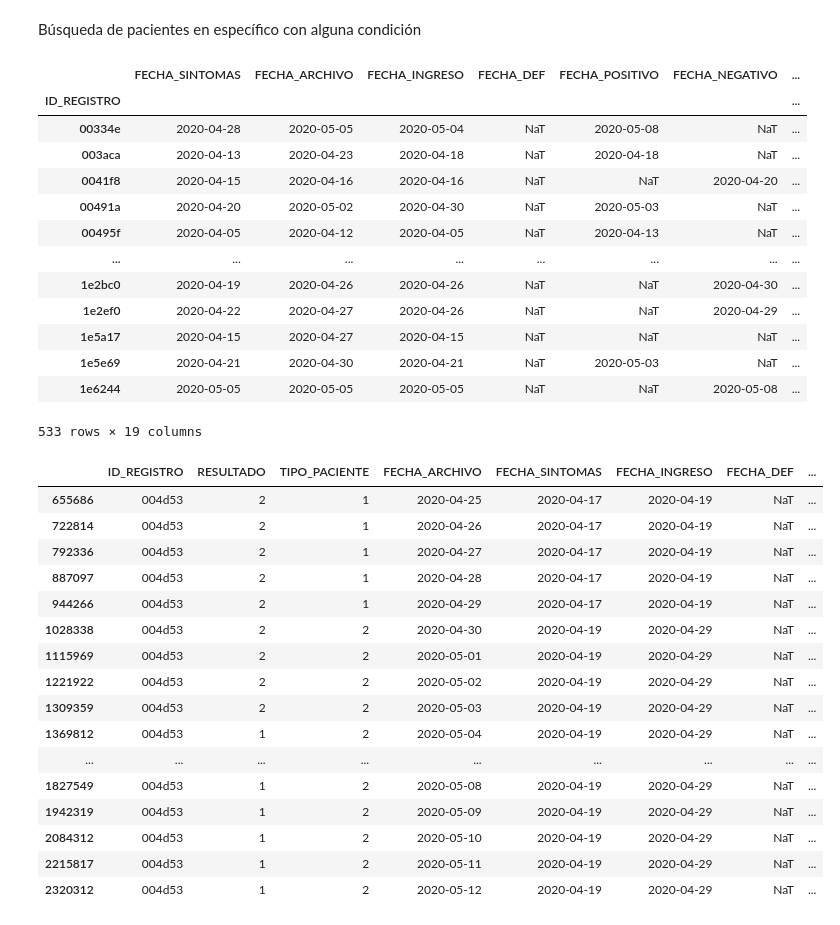
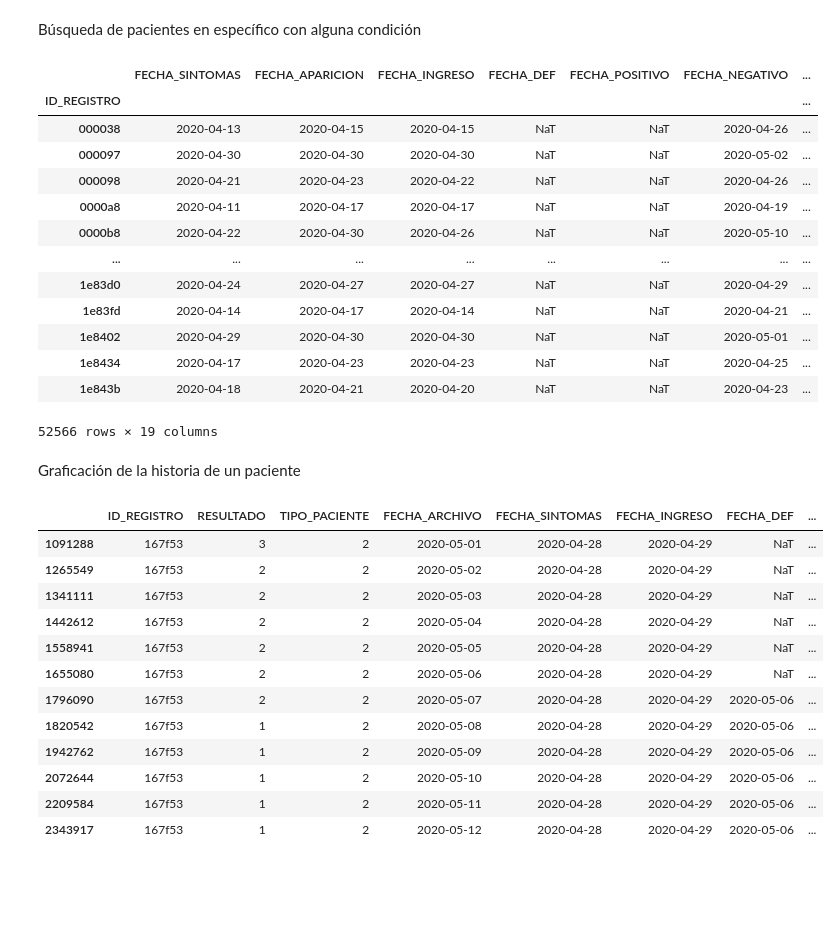
Before and after one commit to irvingfisica/covid_plots, a Jupyter notebook: historias.ipynb, the cells around one changed output. Cells and saved outputs as stored; diff of their text form; code cells hidden in the pictures; blank space fills up the shorter version.

```diff
--- a/historias.ipynb
+++ b/historias.ipynb
@@ -139,41 +139,39 @@ pacientes.to_csv("./datos_procesados/historia_pacientes_" + fecha_file + ".csv")
 # %% [markdown]
 Búsqueda de pacientes en específico con alguna condición
 # %%
-columna = "FECHA_NO_UCI"
+columna = "FECHA_NEGATIVO"
 pacientes[(pacientes[columna].notna())&(pacientes["FECHA_INGRESO"]!=pacientes[columna])]
 # %% [output]
-|  | FECHA_SINTOMAS | FECHA_ARCHIVO | FECHA_INGRESO | FECHA_DEF | FECHA_POSITIVO | FECHA_NEGATIVO | ... |
+|  | FECHA_SINTOMAS | FECHA_APARICION | FECHA_INGRESO | FECHA_DEF | FECHA_POSITIVO | FECHA_NEGATIVO | ... |
 | ID_REGISTRO |  |  |  |  |  |  | ... |
-| 00334e | 2020-04-28 | 2020-05-05 | 2020-05-04 | NaT | 2020-05-08 | NaT | ... |
-| 003aca | 2020-04-13 | 2020-04-23 | 2020-04-18 | NaT | 2020-04-18 | NaT | ... |
-| 0041f8 | 2020-04-15 | 2020-04-16 | 2020-04-16 | NaT | NaT | 2020-04-20 | ... |
-| 00491a | 2020-04-20 | 2020-05-02 | 2020-04-30 | NaT | 2020-05-03 | NaT | ... |
-| 00495f | 2020-04-05 | 2020-04-12 | 2020-04-05 | NaT | 2020-04-13 | NaT | ... |
+| 000038 | 2020-04-13 | 2020-04-15 | 2020-04-15 | NaT | NaT | 2020-04-26 | ... |
+| 000097 | 2020-04-30 | 2020-04-30 | 2020-04-30 | NaT | NaT | 2020-05-02 | ... |
+| 000098 | 2020-04-21 | 2020-04-23 | 2020-04-22 | NaT | NaT | 2020-04-26 | ... |
+| 0000a8 | 2020-04-11 | 2020-04-17 | 2020-04-17 | NaT | NaT | 2020-04-19 | ... |
+| 0000b8 | 2020-04-22 | 2020-04-30 | 2020-04-26 | NaT | NaT | 2020-05-10 | ... |
 | ... | ... | ... | ... | ... | ... | ... | ... |
-| 1e2bc0 | 2020-04-19 | 2020-04-26 | 2020-04-26 | NaT | NaT | 2020-04-30 | ... |
-| 1e2ef0 | 2020-04-22 | 2020-04-27 | 2020-04-26 | NaT | NaT | 2020-04-29 | ... |
-| 1e5a17 | 2020-04-15 | 2020-04-27 | 2020-04-15 | NaT | NaT | NaT | ... |
-| 1e5e69 | 2020-04-21 | 2020-04-30 | 2020-04-21 | NaT | 2020-05-03 | NaT | ... |
-| 1e6244 | 2020-05-05 | 2020-05-05 | 2020-05-05 | NaT | NaT | 2020-05-08 | ... |
+| 1e83d0 | 2020-04-24 | 2020-04-27 | 2020-04-27 | NaT | NaT | 2020-04-29 | ... |
+| 1e83fd | 2020-04-14 | 2020-04-17 | 2020-04-14 | NaT | NaT | 2020-04-21 | ... |
+| 1e8402 | 2020-04-29 | 2020-04-30 | 2020-04-30 | NaT | NaT | 2020-05-01 | ... |
+| 1e8434 | 2020-04-17 | 2020-04-23 | 2020-04-23 | NaT | NaT | 2020-04-25 | ... |
+| 1e843b | 2020-04-18 | 2020-04-21 | 2020-04-20 | NaT | NaT | 2020-04-23 | ... |
-533 rows × 19 columns
+52566 rows × 19 columns
+# %% [markdown]
+Graficación de la historia de un paciente
 # %%
-caso_tmp = all_data[all_data["ID_REGISTRO"]=="004d53"][["ID_REGISTRO","RESULTADO","TIPO_PACIENTE","FECHA_ARCHIVO","FECHA_SINTOMAS","FECHA_INGRESO","FECHA_DEF","INTUBADO","NEUMONIA","UCI"]]
+caso_tmp = all_data[all_data["ID_REGISTRO"]=="167f53"][["ID_REGISTRO","RESULTADO","TIPO_PACIENTE","FECHA_ARCHIVO","FECHA_SINTOMAS","FECHA_INGRESO","FECHA_DEF","INTUBADO","NEUMONIA","UCI"]]
 caso_tmp
 # %% [output]
 |  | ID_REGISTRO | RESULTADO | TIPO_PACIENTE | FECHA_ARCHIVO | FECHA_SINTOMAS | FECHA_INGRESO | FECHA_DEF | ... |
-| 655686 | 004d53 | 2 | 1 | 2020-04-25 | 2020-04-17 | 2020-04-19 | NaT | ... |
-| 722814 | 004d53 | 2 | 1 | 2020-04-26 | 2020-04-17 | 2020-04-19 | NaT | ... |
-| 792336 | 004d53 | 2 | 1 | 2020-04-27 | 2020-04-17 | 2020-04-19 | NaT | ... |
-| 887097 | 004d53 | 2 | 1 | 2020-04-28 | 2020-04-17 | 2020-04-19 | NaT | ... |
-| 944266 | 004d53 | 2 | 1 | 2020-04-29 | 2020-04-17 | 2020-04-19 | NaT | ... |
-| 1028338 | 004d53 | 2 | 2 | 2020-04-30 | 2020-04-19 | 2020-04-29 | NaT | ... |
-| 1115969 | 004d53 | 2 | 2 | 2020-05-01 | 2020-04-19 | 2020-04-29 | NaT | ... |
-| 1221922 | 004d53 | 2 | 2 | 2020-05-02 | 2020-04-19 | 2020-04-29 | NaT | ... |
-| 1309359 | 004d53 | 2 | 2 | 2020-05-03 | 2020-04-19 | 2020-04-29 | NaT | ... |
-| 1369812 | 004d53 | 1 | 2 | 2020-05-04 | 2020-04-19 | 2020-04-29 | NaT | ... |
-| ... | ... | ... | ... | ... | ... | ... | ... | ... |
-| 1827549 | 004d53 | 1 | 2 | 2020-05-08 | 2020-04-19 | 2020-04-29 | NaT | ... |
-| 1942319 | 004d53 | 1 | 2 | 2020-05-09 | 2020-04-19 | 2020-04-29 | NaT | ... |
-| 2084312 | 004d53 | 1 | 2 | 2020-05-10 | 2020-04-19 | 2020-04-29 | NaT | ... |
-| 2215817 | 004d53 | 1 | 2 | 2020-05-11 | 2020-04-19 | 2020-04-29 | NaT | ... |
-| 2320312 | 004d53 | 1 | 2 | 2020-05-12 | 2020-04-19 | 2020-04-29 | NaT | ... |
+| 1091288 | 167f53 | 3 | 2 | 2020-05-01 | 2020-04-28 | 2020-04-29 | NaT | ... |
+| 1265549 | 167f53 | 2 | 2 | 2020-05-02 | 2020-04-28 | 2020-04-29 | NaT | ... |
+| 1341111 | 167f53 | 2 | 2 | 2020-05-03 | 2020-04-28 | 2020-04-29 | NaT | ... |
+| 1442612 | 167f53 | 2 | 2 | 2020-05-04 | 2020-04-28 | 2020-04-29 | NaT | ... |
+| 1558941 | 167f53 | 2 | 2 | 2020-05-05 | 2020-04-28 | 2020-04-29 | NaT | ... |
+| 1655080 | 167f53 | 2 | 2 | 2020-05-06 | 2020-04-28 | 2020-04-29 | NaT | ... |
+| 1796090 | 167f53 | 2 | 2 | 2020-05-07 | 2020-04-28 | 2020-04-29 | 2020-05-06 | ... |
+| 1820542 | 167f53 | 1 | 2 | 2020-05-08 | 2020-04-28 | 2020-04-29 | 2020-05-06 | ... |
+| 1942762 | 167f53 | 1 | 2 | 2020-05-09 | 2020-04-28 | 2020-04-29 | 2020-05-06 | ... |
+| 2072644 | 167f53 | 1 | 2 | 2020-05-10 | 2020-04-28 | 2020-04-29 | 2020-05-06 | ... |
+| 2209584 | 167f53 | 1 | 2 | 2020-05-11 | 2020-04-28 | 2020-04-29 | 2020-05-06 | ... |
+| 2343917 | 167f53 | 1 | 2 | 2020-05-12 | 2020-04-28 | 2020-04-29 | 2020-05-06 | ... |
```
Also changed, not shown: parts of 11 cells of this notebook.
